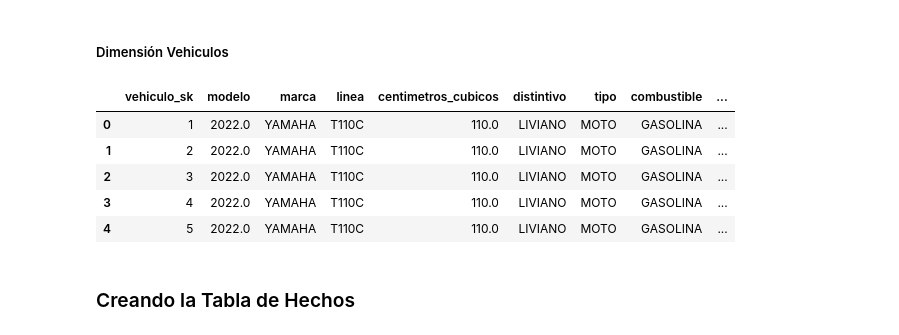
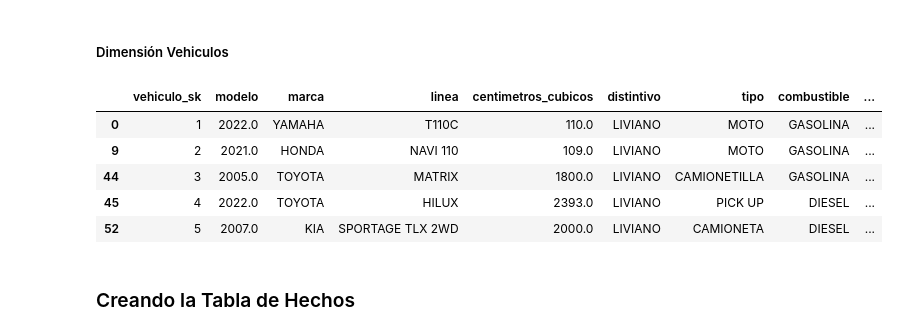
Before and after one commit to duartefrancisco/CDP-ProyectoFinal, a Jupyter notebook: notebooks/ProyectoFinal.ipynb, the cells around one changed output. Cells and saved outputs as stored; diff of their text form; code cells hidden in the pictures.

```diff
--- a/notebooks/ProyectoFinal.ipynb
+++ b/notebooks/ProyectoFinal.ipynb
@@ -509,20 +507,21 @@ dimPais.head()
 # %%
 dimVehiculo = pd.DataFrame(columns = ["vehiculo_sk"])
 
 dimVehiculo = pd.concat([dimVehiculo, dfImportaciones.loc[:,["Modelo del Vehiculo", "Marca", "Linea", "Centimetros Cubicos", "Distintivo",
                                                       "Tipo de Vehiculo", "Tipo Combustible", "Asientos", "Puertas", "Tonelaje"]]])
 dimVehiculo = dimVehiculo.rename(columns = {"Modelo del Vehiculo": "modelo", "Marca":"marca", "Linea":"linea", "Centimetros Cubicos" : "centimetros_cubicos",
                                          "Distintivo":"distintivo", "Tipo de Vehiculo": "tipo", "Tipo Combustible": "combustible", "Asientos": "asientos",
                                          "Puertas": "puertas", "Tonelaje": "tonelaje"})
+dimVehiculo = dimVehiculo.drop_duplicates()
 dimVehiculo["vehiculo_sk"] = range(1, len(dimVehiculo) +1)
 dimVehiculo.head()
 # %% [output]
 |  | vehiculo_sk | modelo | marca | linea | centimetros_cubicos | distintivo | tipo | combustible | ... |
 | 0 | 1 | 2022.0 | YAMAHA | T110C | 110.0 | LIVIANO | MOTO | GASOLINA | ... |
-| 1 | 2 | 2022.0 | YAMAHA | T110C | 110.0 | LIVIANO | MOTO | GASOLINA | ... |
-| 2 | 3 | 2022.0 | YAMAHA | T110C | 110.0 | LIVIANO | MOTO | GASOLINA | ... |
-| 3 | 4 | 2022.0 | YAMAHA | T110C | 110.0 | LIVIANO | MOTO | GASOLINA | ... |
-| 4 | 5 | 2022.0 | YAMAHA | T110C | 110.0 | LIVIANO | MOTO | GASOLINA | ... |
+| 9 | 2 | 2021.0 | HONDA | NAVI 110 | 109.0 | LIVIANO | MOTO | GASOLINA | ... |
+| 44 | 3 | 2005.0 | TOYOTA | MATRIX | 1800.0 | LIVIANO | CAMIONETILLA | GASOLINA | ... |
+| 45 | 4 | 2022.0 | TOYOTA | HILUX | 2393.0 | LIVIANO | PICK UP | DIESEL | ... |
+| 52 | 5 | 2007.0 | KIA | SPORTAGE TLX 2WD | 2000.0 | LIVIANO | CAMIONETA | DIESEL | ... |
 # %% [markdown]
 ### Creando la Tabla de Hechos
 # %%
```
Also changed, not shown: parts of 31 cells of this notebook, 3 other files.
